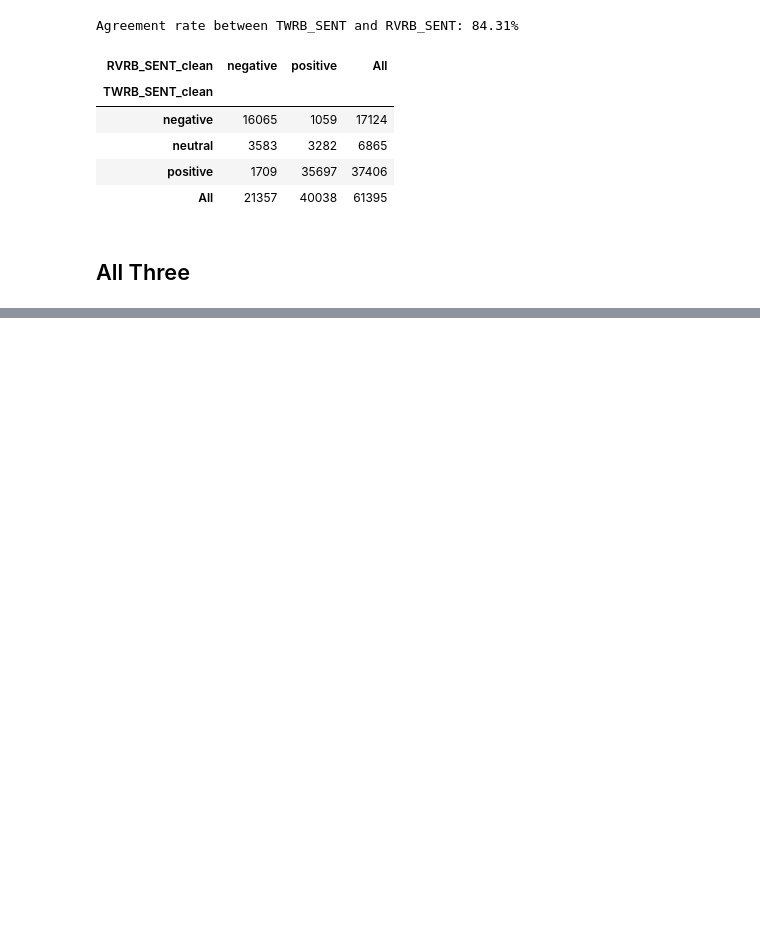
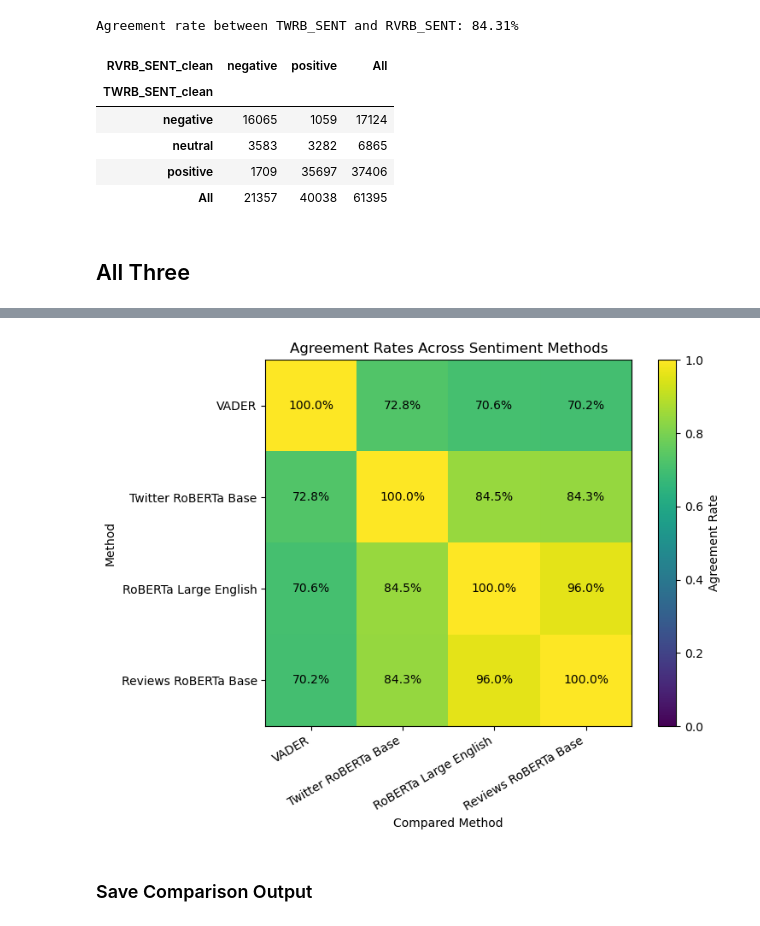
Before and after one commit to FBDjnr/rating_distribution, a Jupyter notebook: python_codes/sentiment_analyses.ipynb, the cells around one changed output, grey strips where cells are left out. Saved outputs shown, nothing was run; the diff lists cells and outputs as text; code cells hidden in the pictures; blank space fills up the shorter version.

Commit message:
End session: Updated python_codes/sentiment_analyses.ipynb so the ## All Thre

```diff
--- a/python_codes/sentiment_analyses.ipynb
+++ b/python_codes/sentiment_analyses.ipynb
@@ -309,6 +313,9 @@ display(toaster_dedup_df[cols].head())
 ## Save Results to File
 # %%
 toaster_dedup_df.to_csv(os.path.join(data_processed_dir, "toaster_sentiment.csv"), index=False)
+# %%
+# Read the saved file to skip the sentiment analysis step if we just want to review results
+toaster_dedup_df = pd.read_csv(os.path.join(data_processed_dir, "toaster_sentiment.csv"))
 # %% [markdown]
 # Compare Results
 # %%
@@ -519,0 +560,27 @@ Agreement rate where all three match: 64.71%
+# %%
+# Heatmap from the pairwise agreement-rate crosstab
+heatmap_data = method_agreement_crosstab.astype(float)
+fig, ax = plt.subplots(figsize=(8, 6))
+im = ax.imshow(heatmap_data, cmap="viridis", vmin=0, vmax=1)
+
+ax.set_xticks(range(len(method_order)))
+ax.set_yticks(range(len(method_order)))
+ax.set_xticklabels(method_order, rotation=30, ha="right")
+ax.set_yticklabels(method_order)
+ax.set_xlabel("Compared Method")
+ax.set_ylabel("Method")
+ax.set_title("Agreement Rates Across Sentiment Methods")
+
+for y in range(len(method_order)):
+    for x in range(len(method_order)):
+        value = heatmap_data.iloc[y, x]
+        text_color = "white" if value < 0.55 else "black"
+        ax.text(x, y, f"{value:.1%}", ha="center", va="center", color=text_color)
+
+fig.colorbar(im, ax=ax, label="Agreement Rate")
+plt.tight_layout()
+plt.show()
+# %% [output]
+[figure, added]
+# %% [markdown]
+### Save Comparison Output
```
Also changed, not shown: parts of 4 cells of this notebook, 7 other files.
